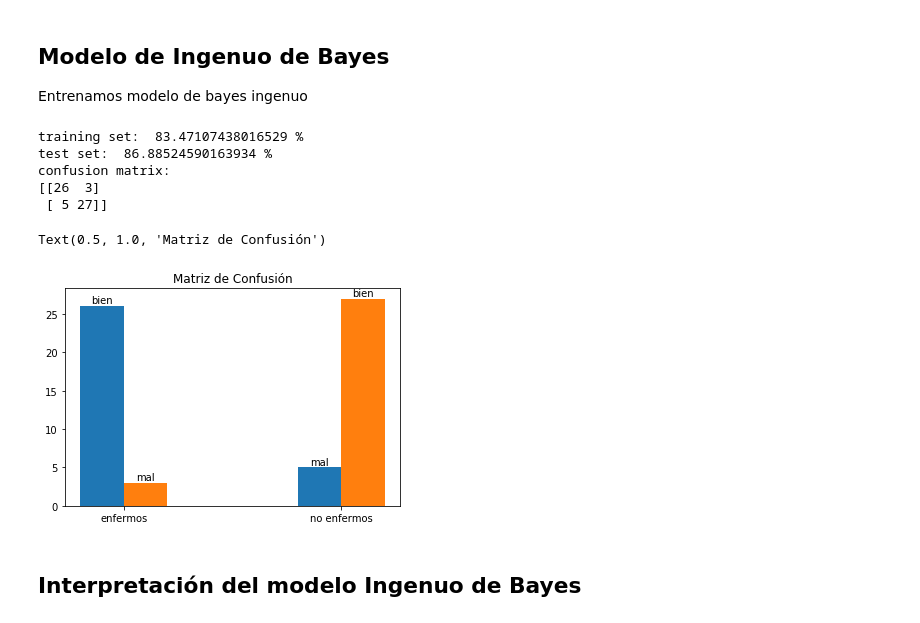
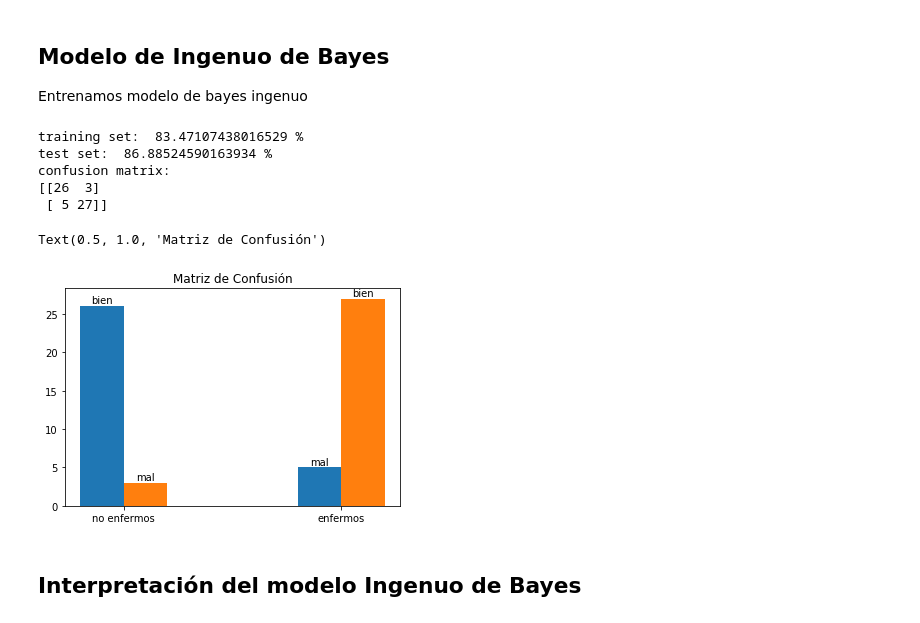
Before and after one commit to emyesme/HeartDiseaseDT-NB-NN, a Jupyter notebook: IA (copia).ipynb, the cells around one changed output. Drawn from its saved outputs; the diff is of its cells as text; code cells hidden in the pictures.

```diff
--- a/IA (copia).ipynb
+++ b/IA (copia).ipynb
@@ -389,35 +389,35 @@ matrixGaussian = confusion_matrix(testY, gaussianModel.predict(testX))
 
 print("confusion matrix: ")
 print(matrixGaussian)
 
 label = [0,1]
 
 _X = np.arange(len(label))
 
 x = [matrixGaussian[0][0], matrixGaussian[1][0]]
 y = [matrixGaussian[0][1], matrixGaussian[1][1]]
 
 training = plt.bar(_X-0.1,x, width=0.2, align='center')
 test = plt.bar(_X+0.1,y, width=0.2,  align='center')
-plt.xticks(np.arange(2), ['enfermos','no enfermos'])
+plt.xticks(np.arange(2), ['no enfermos','enfermos'])
 
 def autolabel(rects, bars):
     for rect,bar in zip(rects,bars):
         height = rect.get_height()
         plt.text(rect.get_x() + rect.get_width() / 2, height + 0.1, bar,ha='center', va='bottom')
 
 autolabel(training,["bien","mal"])
 autolabel(test,["mal", "bien"])
 
 plt.title('Matriz de Confusión')
 # %% [output]
 training set:  83.47107438016529 %
 test set:  86.88524590163934 %
 confusion matrix:
 [[26  3]
  [ 5 27]]
 Text(0.5, 1.0, 'Matriz de Confusión')
-[figure, old version]
+[figure, new version]
 # %% [markdown]
 ## Interpretación del modelo Ingenuo de Bayes
 # %% [markdown]
```
Also changed, not shown: parts of 2 cells of this notebook.
